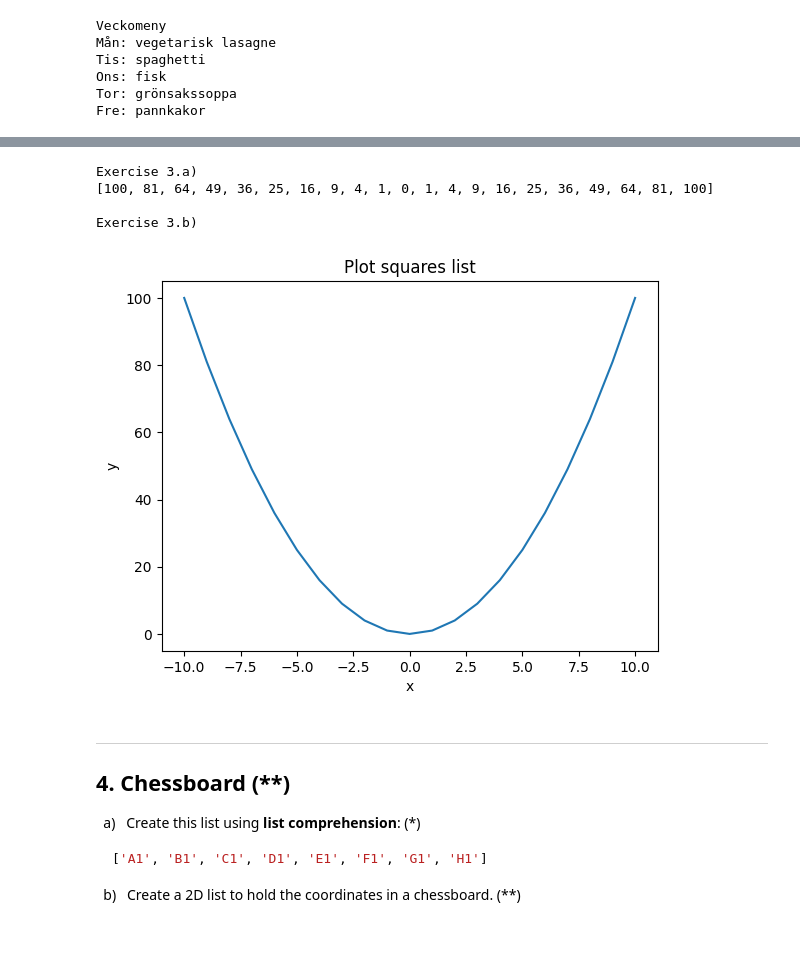
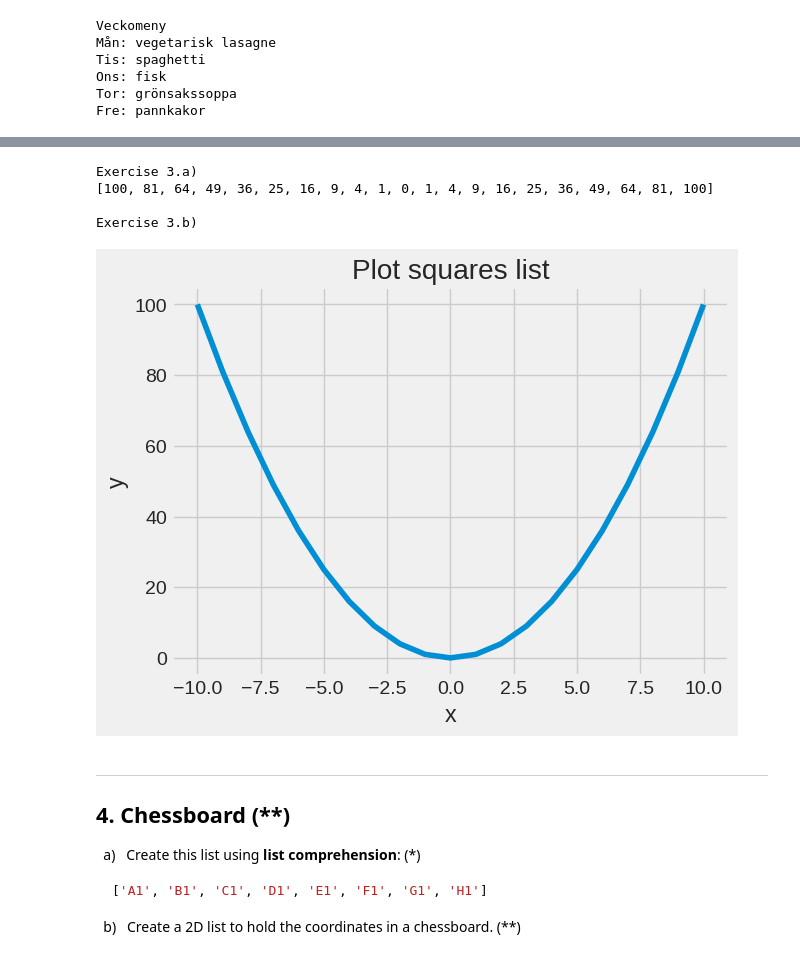
Before and after one commit to pr0fez/python-programming-ANDERS-SANDERLI, a Jupyter notebook: Exercises/04-list-exercise.ipynb, the cells around one changed output, grey strips where cells are left out. Saved outputs shown, nothing was run; the diff lists cells and outputs as text; code cells hidden in the pictures.

```diff
--- a/Exercises/04-list-exercise.ipynb
+++ b/Exercises/04-list-exercise.ipynb
@@ -143,29 +146,33 @@ b)
 # %%
 import numpy as np
 import matplotlib.pyplot as plt
 
 squares = [i ** 2 for i in range(-10, 11)]          # Hur gör jag för att använda numpy i list comprehension?
 
 print("Exercise 3.a)")
 print(squares)
 print()
 
 print("Exercise 3.b)")
 
+plt.style.use("fivethirtyeight")
 
 x = list(range(-10, 11))
 
 plt.plot(x, squares)
+# plt.grid(True)
 plt.title("Plot squares list")
 plt.xlabel("x")
 plt.ylabel("y")
+# plt.ylim(min(squares), max(squares))
+# plt.xlim(min(x), max(x))
 plt.show()
 # %% [output]
 Exercise 3.a)
 [100, 81, 64, 49, 36, 25, 16, 9, 4, 1, 0, 1, 4, 9, 16, 25, 36, 49, 64, 81, 100]
 
 Exercise 3.b)
-[figure, old version]
+[figure, new version]
 # %% [markdown]
 ---
 ## 4. Chessboard (**)
```
Also changed, not shown: parts of 5 cells of this notebook, 2 other files.
